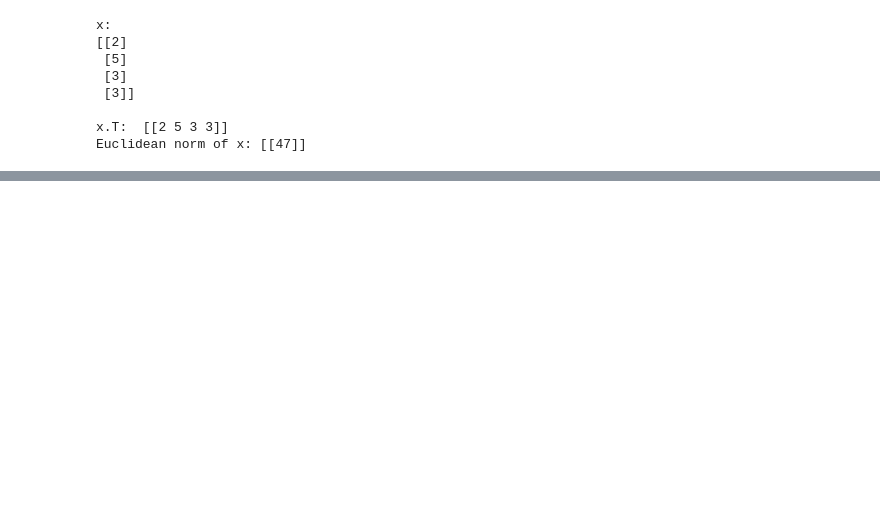
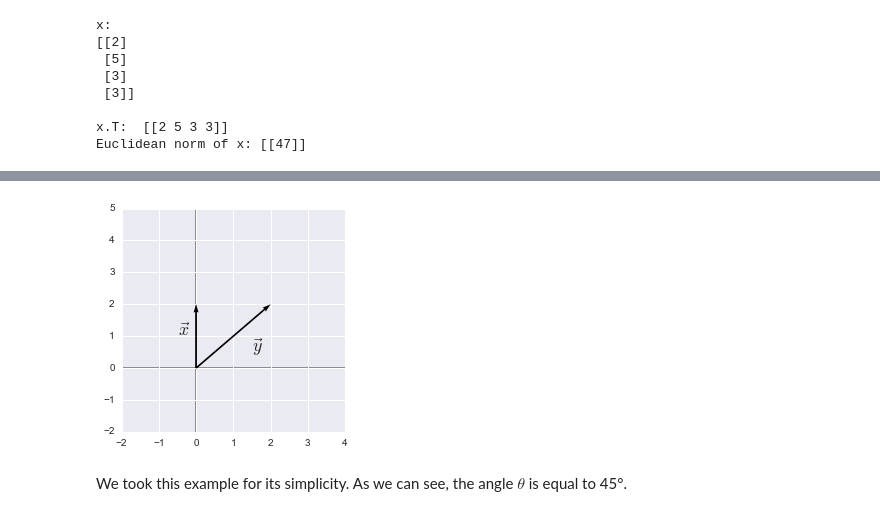
Before and after one commit to hadrienj/deepLearningBook-Notes, a Jupyter notebook: 2.5 Norms.ipynb, the cells around one changed output, grey strips where cells are left out. Saved outputs shown, nothing was run; the diff lists cells and outputs as text; code cells hidden in the pictures; blank space fills up the shorter version.

```diff
--- a/2.5 Norms.ipynb
+++ b/2.5 Norms.ipynb
@@ -273,0 +420,24 @@ Euclidean norm of x: [[47]]
+# %%
+x = [0,0,0,2]
+y = [0,0,2,2]
+
+plt.xlim(-2, 4)
+plt.ylim(-2, 5)
+plt.axvline(x=0, color='grey', zorder=0)
+plt.axhline(y=0, color='grey', zorder=0)
+
+plt.quiver([x[0], y[0]],
+           [x[1], y[1]],
+           [x[2], y[2]],
+           [x[3], y[3]],
+           angles='xy', scale_units='xy', scale=1)
+
+plt.text(-0.5, 1, r'$\vec{x}$', size=18)
+plt.text(1.5, 0.5, r'$\vec{y}$', size=18)
+
+plt.show()
+plt.close()
+# %% [output]
+[figure, added]
+# %% [markdown]
+We took this example for its simplicity. As we can see, the angle $\theta$ is equal to 45°.
```
Also changed, not shown: parts of 16 cells of this notebook.
